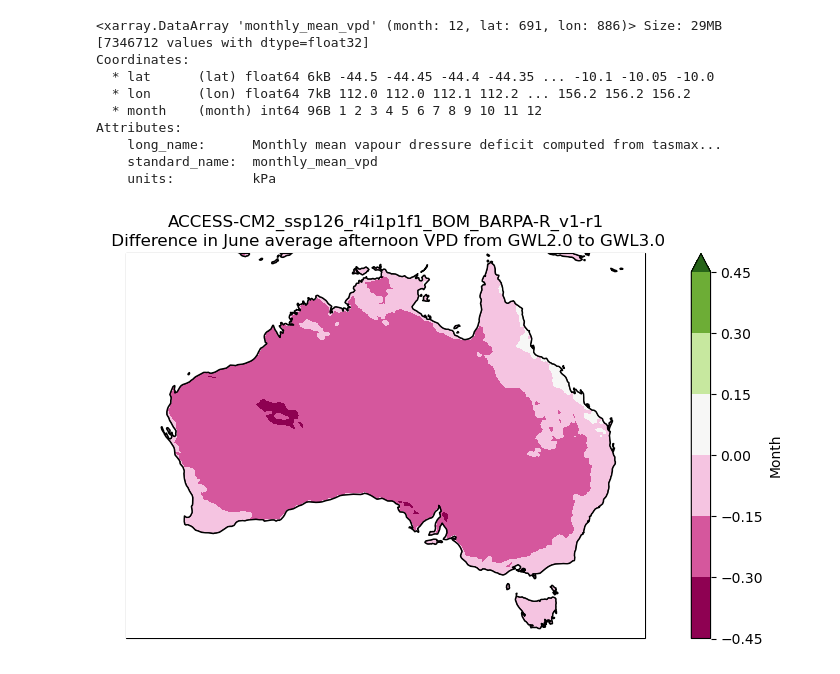
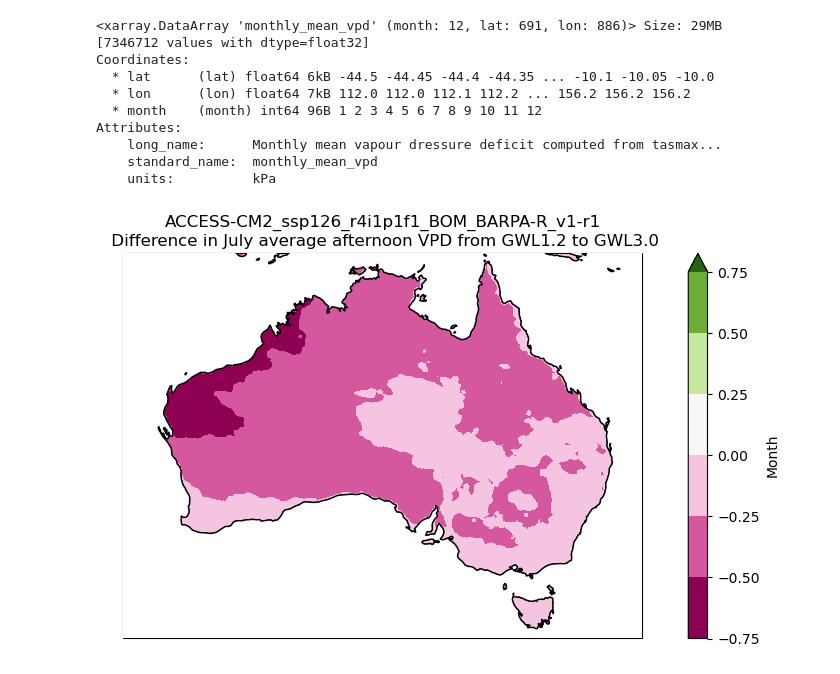
Before and after one commit to nb-bom/VPD, a Jupyter notebook: testing vpd files.ipynb, the cells around one changed output. Saved outputs shown, nothing was run; the diff lists cells and outputs as text; code cells hidden in the pictures.

```diff
--- a/testing vpd files.ipynb
+++ b/testing vpd files.ipynb
@@ -72,24 +72,24 @@ gwl15_mean_vpr_data = xr.open_dataset("/g/data/ia39/ncra/bushfire/vpd/monthly_me
 gwl12_mean_vpr_data = xr.open_dataset("/g/data/ia39/ncra/bushfire/vpd/monthly_mean/gwl1.2_monthly_mean_vpd_ACCESS-ESM1-5_ssp370_r6i1p1f1.nc")['monthly_mean_vpd']
 # %%
 months = ['January', 'February', 'March', 'April', 'May', 'June', 'July', 'August', 'September', 'October', 'November', 'December']
-m = 5
+m = 6
 
 fig = plt.figure(figsize=[12,5])
 ax = fig.add_subplot(111, projection=ccrs.PlateCarree(central_longitude=180))
 
-(gwl20_mean_vpr_data[m] - gwl30_mean_vpr_data[m]).plot.contourf(ax=ax,
+(gwl12_mean_vpr_data[m] - gwl30_mean_vpr_data[m]).plot.contourf(ax=ax,
                   extend='max',
                   transform=ccrs.PlateCarree(),
                   cbar_kwargs={'label': 'Month'},
                   cmap='PiYG'
                   )
 
 month = months[m]
 ax.coastlines()
 ax.add_feature(cart.feature.OCEAN, zorder=100, edgecolor='black', facecolor='white')
-title = 'ACCESS-CM2_ssp126_r4i1p1f1_BOM_BARPA-R_v1-r1\n Difference in %s average afternoon VPD from GWL2.0 to GWL3.0' %month
+title = 'ACCESS-CM2_ssp126_r4i1p1f1_BOM_BARPA-R_v1-r1\n Difference in %s average afternoon VPD from GWL1.2 to GWL3.0' %month
 ax.set_title(title)
 
 plt.show()
 # %% [output]
-[figure, old version]
+[figure, new version]
```
Also changed, not shown: 1 other file.
